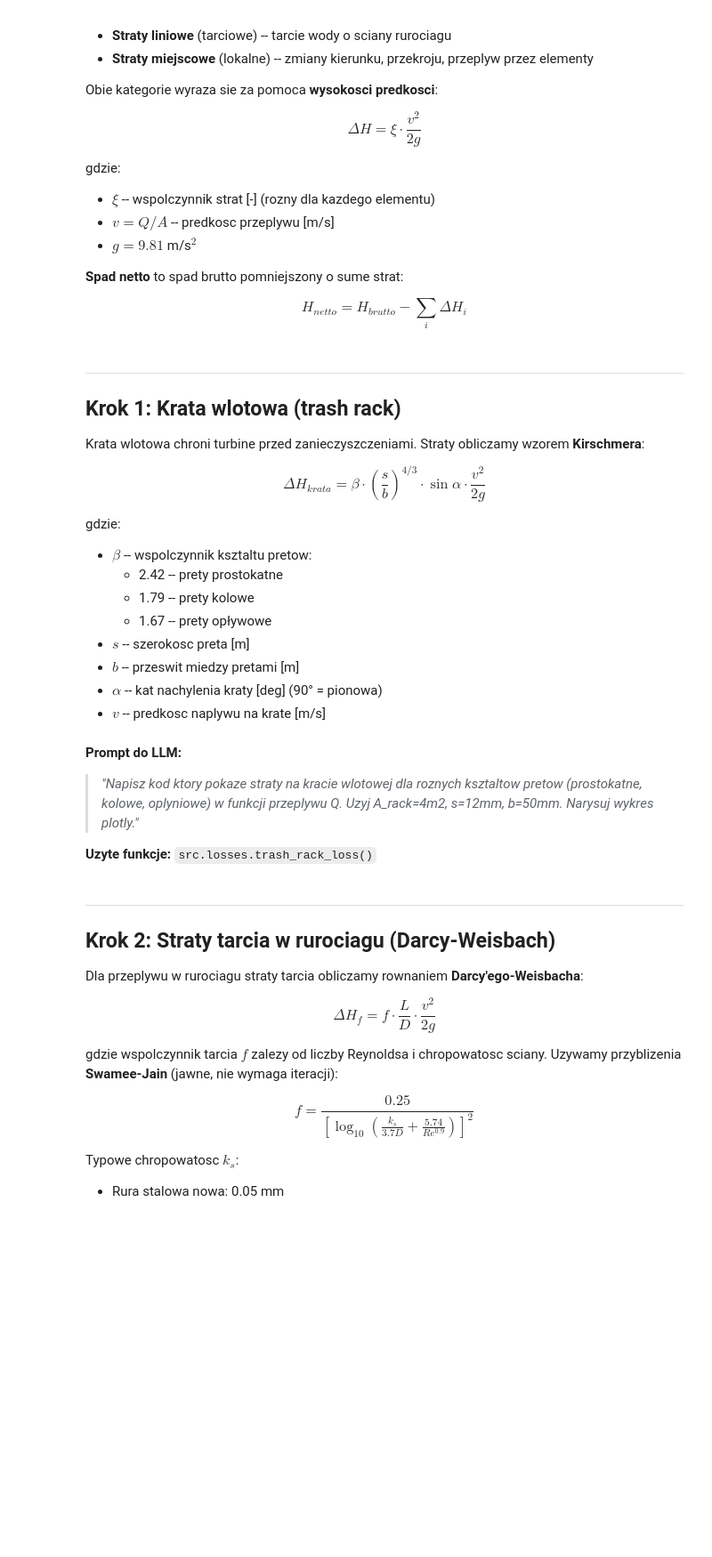
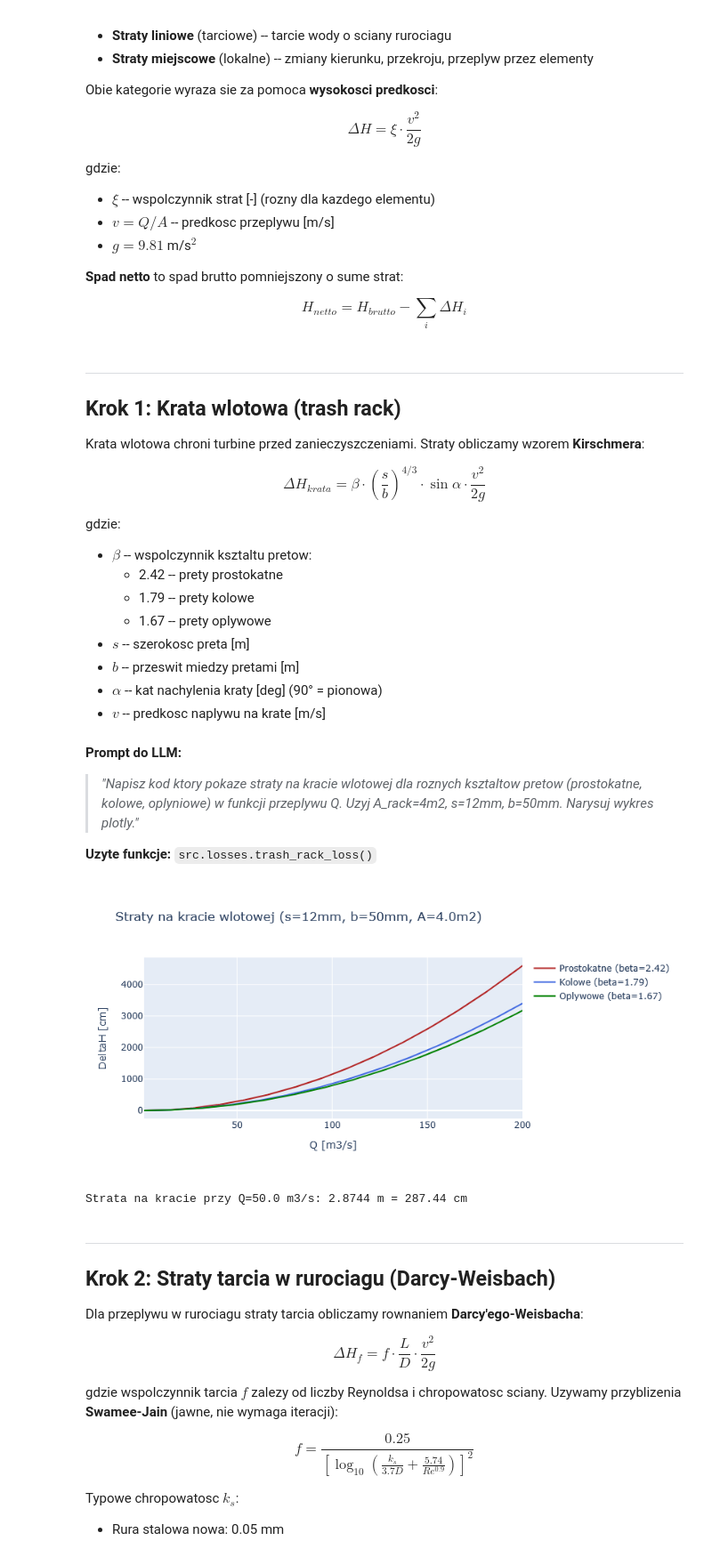
Before and after one commit to amachalski/hydropower-notebooks, a Jupyter notebook: notebooks/06_hydraulic_losses.ipynb, the cells around one changed output. Shown at 89% size. Saved outputs shown, nothing was run; the diff lists cells and outputs as text; code cells hidden in the pictures; blank space fills up the shorter version.

```diff
--- a/notebooks/06_hydraulic_losses.ipynb
+++ b/notebooks/06_hydraulic_losses.ipynb
@@ -96,7 +100,7 @@ gdzie:
 - $\beta$ -- wspolczynnik ksztaltu pretow:
   - 2.42 -- prety prostokatne
   - 1.79 -- prety kolowe
-  - 1.67 -- prety opływowe
+  - 1.67 -- prety oplywowe
 - $s$ -- szerokosc preta [m]
 - $b$ -- przeswit miedzy pretami [m]
 - $\alpha$ -- kat nachylenia kraty [deg] (90° = pionowa)
@@ -111,33 +115,36 @@ gdzie:
 # %%
 # Parametry kraty
 A_rack = 4.0     # m2
 s = 0.012         # m (12 mm)
 b = 0.050         # m (50 mm)
 
 # Porownanie ksztaltow pretow
 shapes = [
     ('Prostokatne (beta=2.42)', 2.42, 'firebrick'),
     ('Kolowe (beta=1.79)', 1.79, 'royalblue'),
-    ('Oplyniowe (beta=1.67)', 1.67, 'green'),
+    ('Oplywowe (beta=1.67)', 1.67, 'green'),
 ]
 
 fig = go.Figure()
 for label, beta, color in shapes:
     dH = trash_rack_loss(Q_demo, A_rack, bar_width=s, bar_spacing=b, bar_shape_coeff=beta)
     fig.add_trace(go.Scatter(x=Q_demo, y=dH * 100, mode='lines',
         name=label, line=dict(color=color, width=2)))
 
 fig.update_layout(
     title=f'Straty na kracie wlotowej (s={s*1000:.0f}mm, b={b*1000:.0f}mm, A={A_rack}m2)',
     xaxis_title='Q [m3/s]', yaxis_title='DeltaH [cm]',
     height=400, hovermode='x unified',
 )
 fig.show()
 
 # Wartosc przy typowym przeplywie
 Q_typ = 50.0
 dH_typ = trash_rack_loss(Q_typ, A_rack, bar_width=s, bar_spacing=b)
 print(f'Strata na kracie przy Q={Q_typ} m3/s: {dH_typ:.4f} m = {dH_typ*100:.2f} cm')
+# %% [output]
+[figure, added]
+Strata na kracie przy Q=50.0 m3/s: 2.8744 m = 287.44 cm
 # %% [markdown]
 ---
 ## Krok 2: Straty tarcia w rurociagu (Darcy-Weisbach)
```
Also changed, not shown: parts of 13 cells of this notebook, 15 other files.
